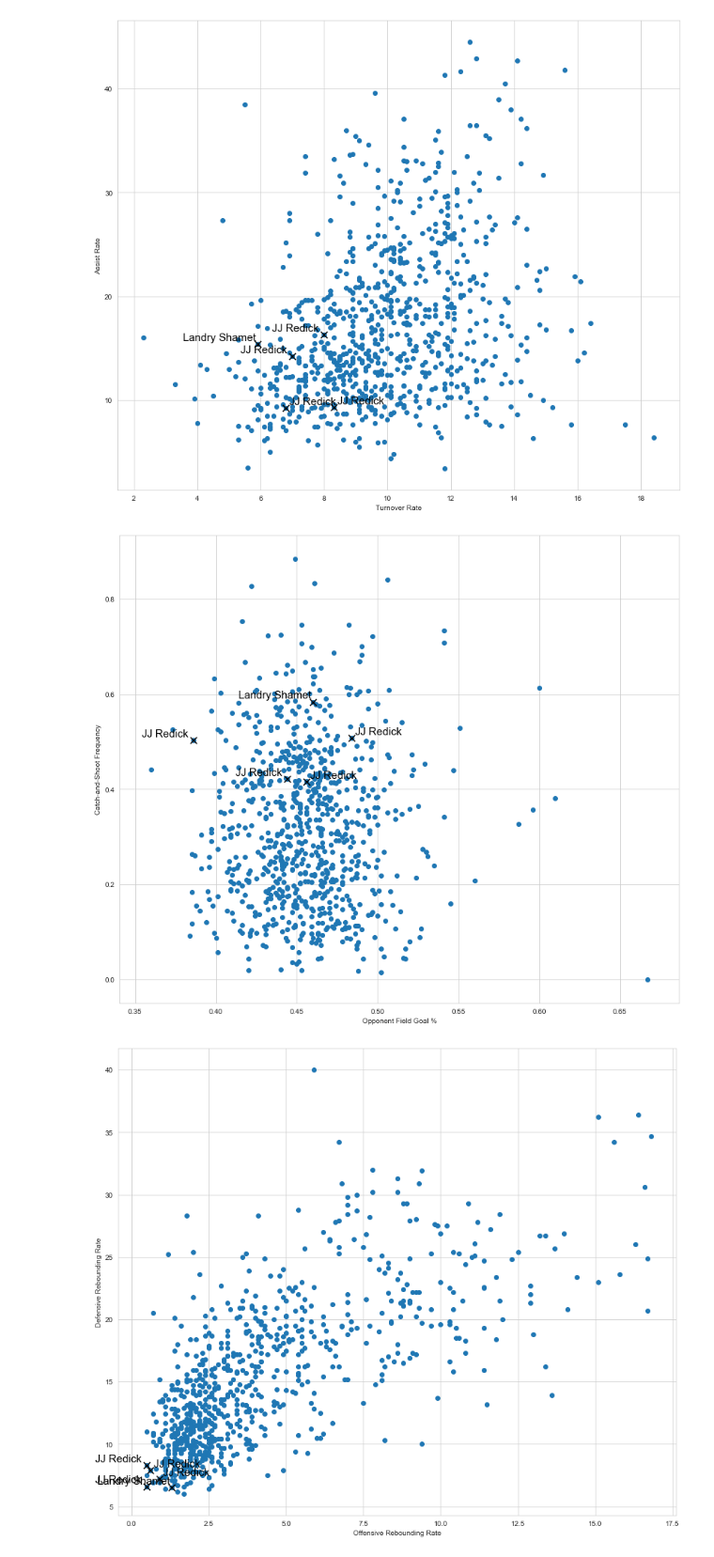
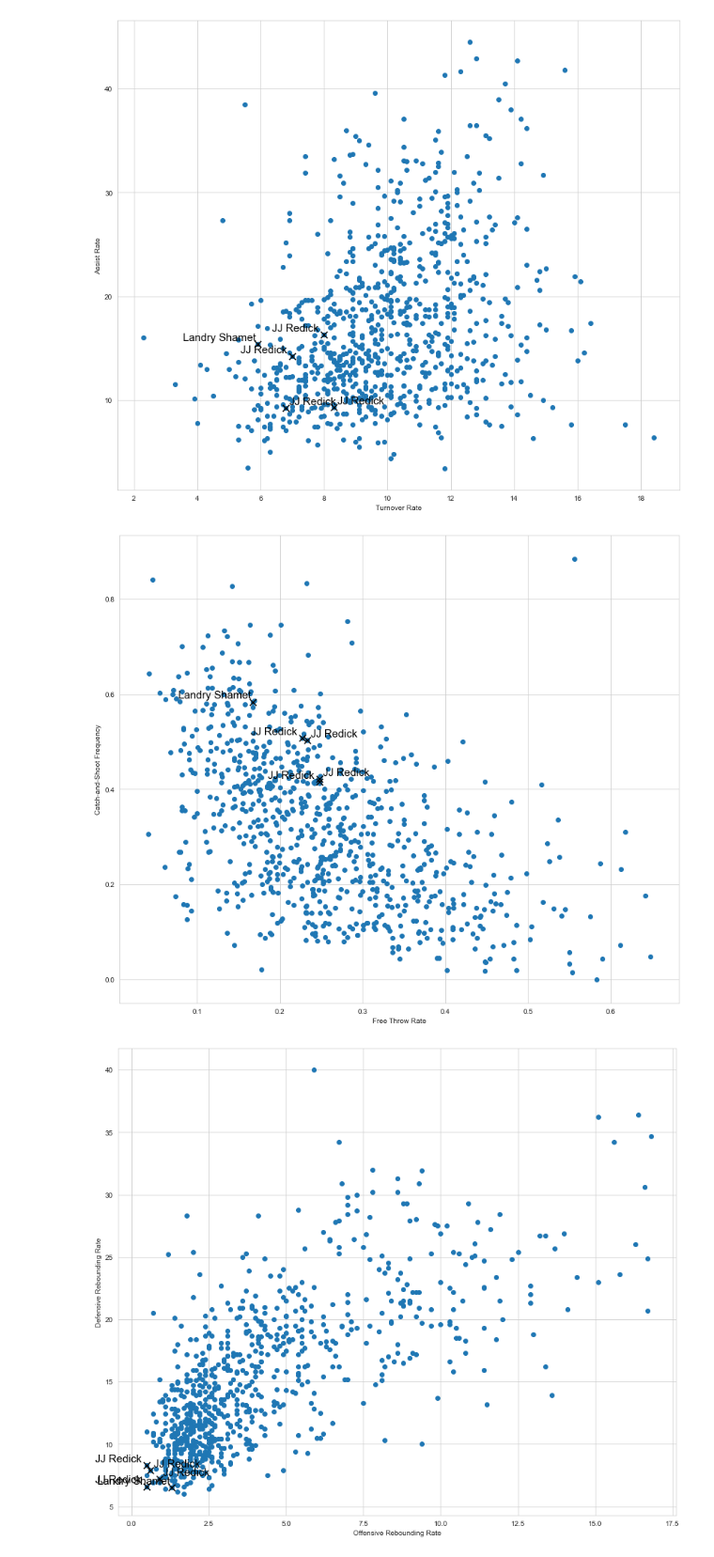
Before and after one commit to jecutter/nba-data-models, a Jupyter notebook: Data_Modeling/Player_Comparison_Analysis.ipynb, the cells around one changed output. Shown at 94% size. Cells and saved outputs as stored; diff of their text form; code cells hidden in the pictures.

Commit message:
Swapped out one of the plots in the player comparison analysis.

```diff
--- a/Data_Modeling/Player_Comparison_Analysis.ipynb
+++ b/Data_Modeling/Player_Comparison_Analysis.ipynb
@@ -248,12 +245,11 @@ AnnotatePlayerNames(df_comb[df_comb.TOR<30], 'TOR', 'ASTR', ['Landry Shamet', 'J
 # %%
 # Compare a defensive metric (opponent field goal %)
 # with the player's catch-and-shoot frequency
-
 fig, ax = plt.subplots(figsize=(14, 12))
-plt.xlabel("Opponent Field Goal %")
+plt.xlabel("Free Throw Rate")
 plt.ylabel("Catch-and-Shoot Frequency")
-plt.scatter(df_comb.DFGP_PG.values, df_comb.FG_FREQ_CANDS.values)
-AnnotatePlayerNames(df_comb, 'DFGP_PG', 'FG_FREQ_CANDS', ['Landry Shamet', 'JJ Redick'])
+plt.scatter(df_comb.FTR.values, df_comb.FG_FREQ_CANDS.values)
+AnnotatePlayerNames(df_comb, 'FTR', 'FG_FREQ_CANDS', ['Landry Shamet', 'JJ Redick'])
 # %% [output]
-[figure, old version]
+[figure, new version]
 # %%
```
Also changed, not shown: parts of 4 cells of this notebook.
